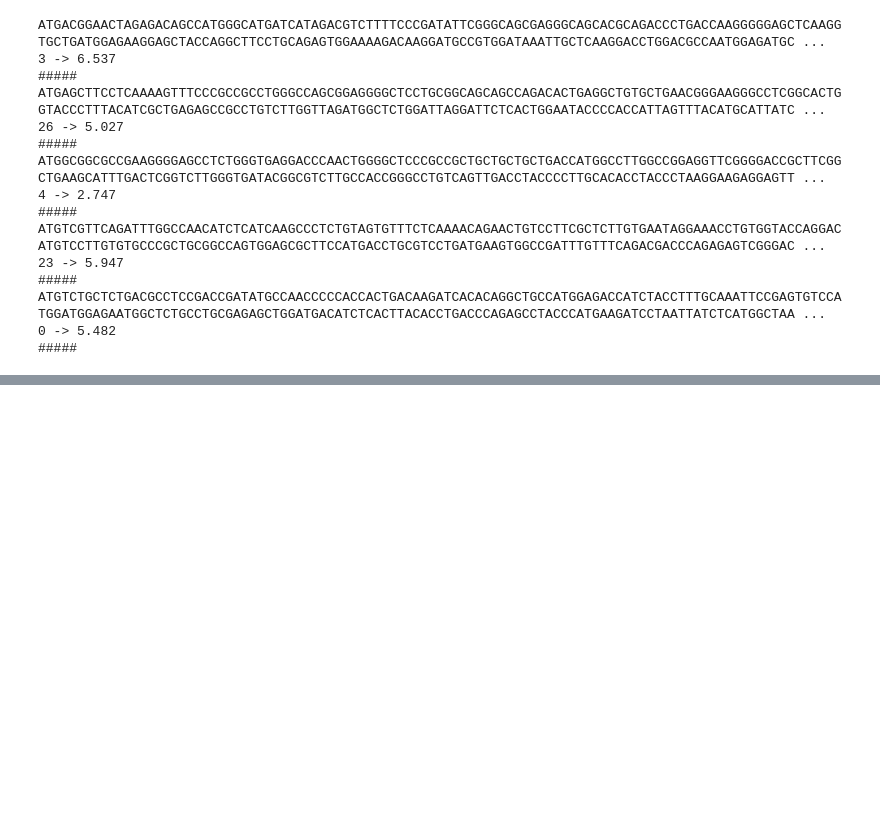
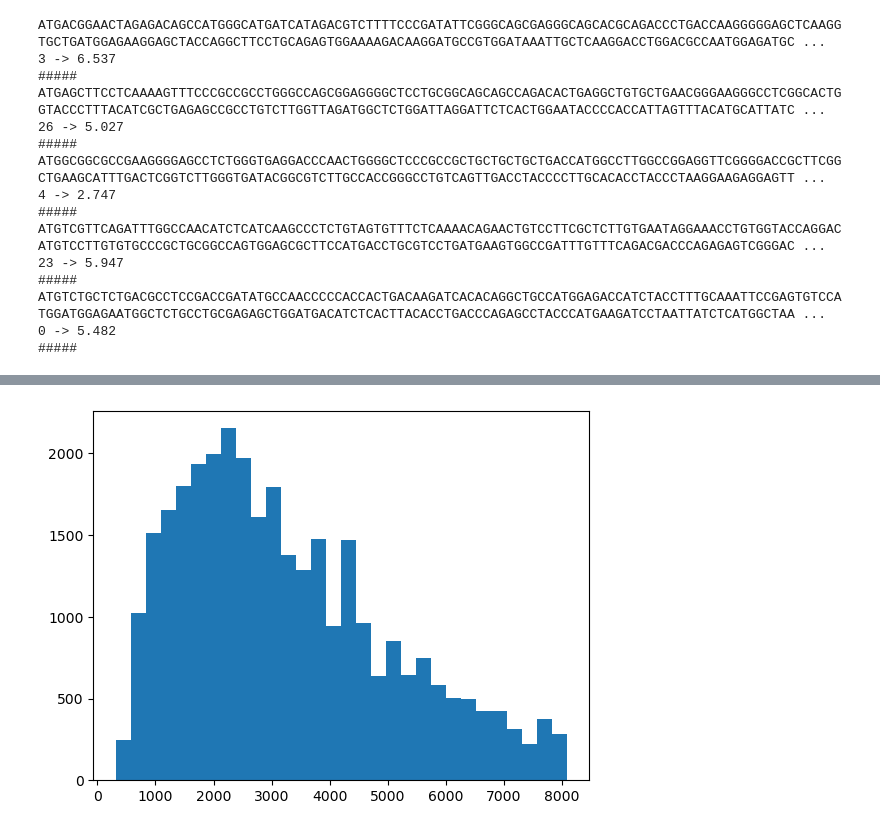
Before and after one commit to f-krause/master-thesis, a Jupyter notebook: experiments/sanity_checks_data.ipynb, the cells around one changed output, grey strips where cells are left out. Drawn from its saved outputs; the diff is of its cells as text; code cells hidden in the pictures; blank space fills up the shorter version.

```diff
--- a/experiments/sanity_checks_data.ipynb
+++ b/experiments/sanity_checks_data.ipynb
@@ -395,0 +463,9 @@ ATGTCTGCTCTGACGCCTCCGACCGATATGCCAACCCCCACCACTGACAAGATCACACAGGCTGCCATGGAGACCATCTA
+# %%
+# Extract lengths of sequences
+lengths = [len(rna_data[i][0]) for i in range(len(rna_data))]
+# %%
+# Test
+plt.hist(lengths, bins=30)
+plt.show()
+# %% [output]
+[figure, added]
```
Also changed, not shown: parts of 16 cells of this notebook, 1 other file.
